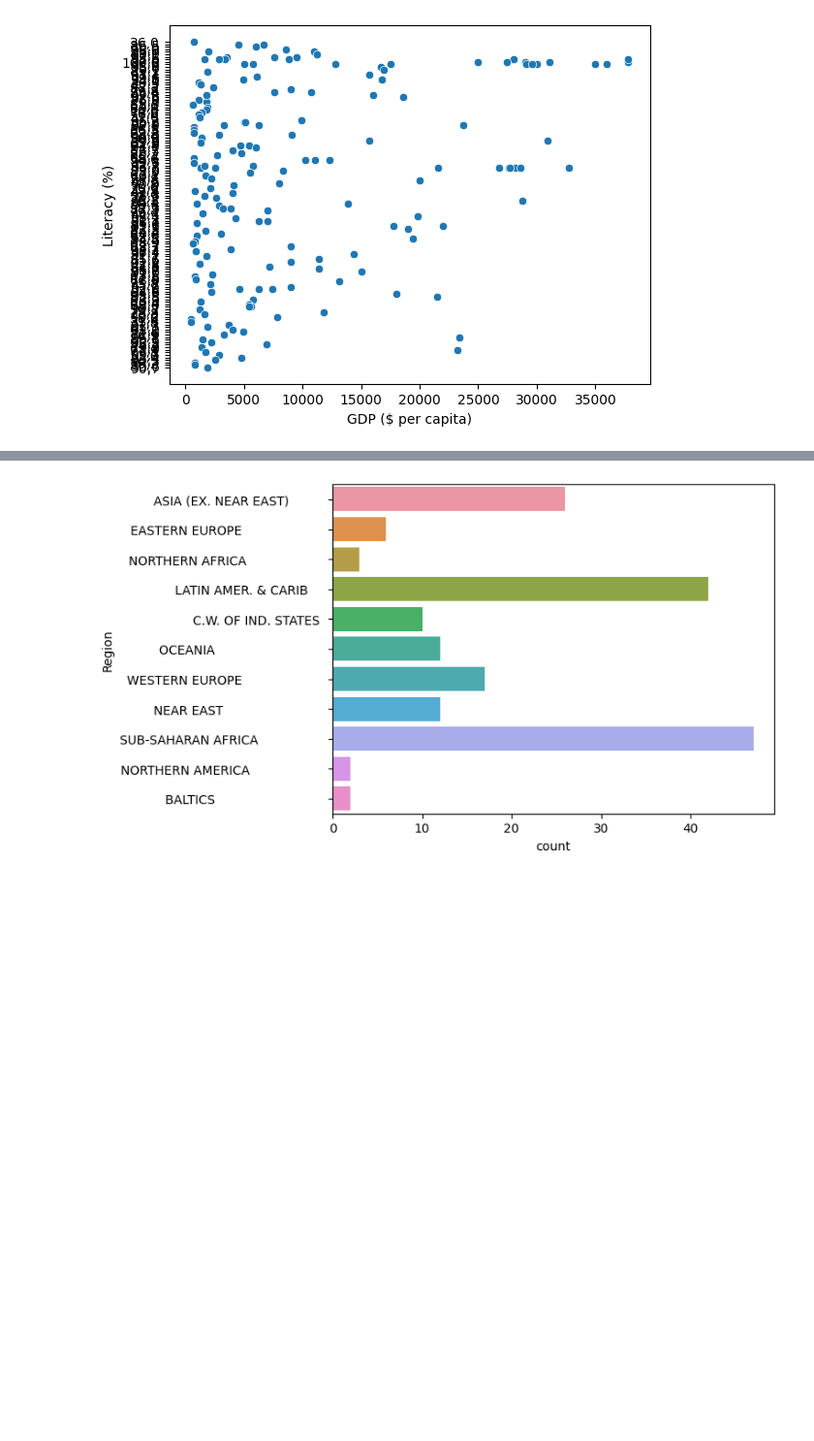
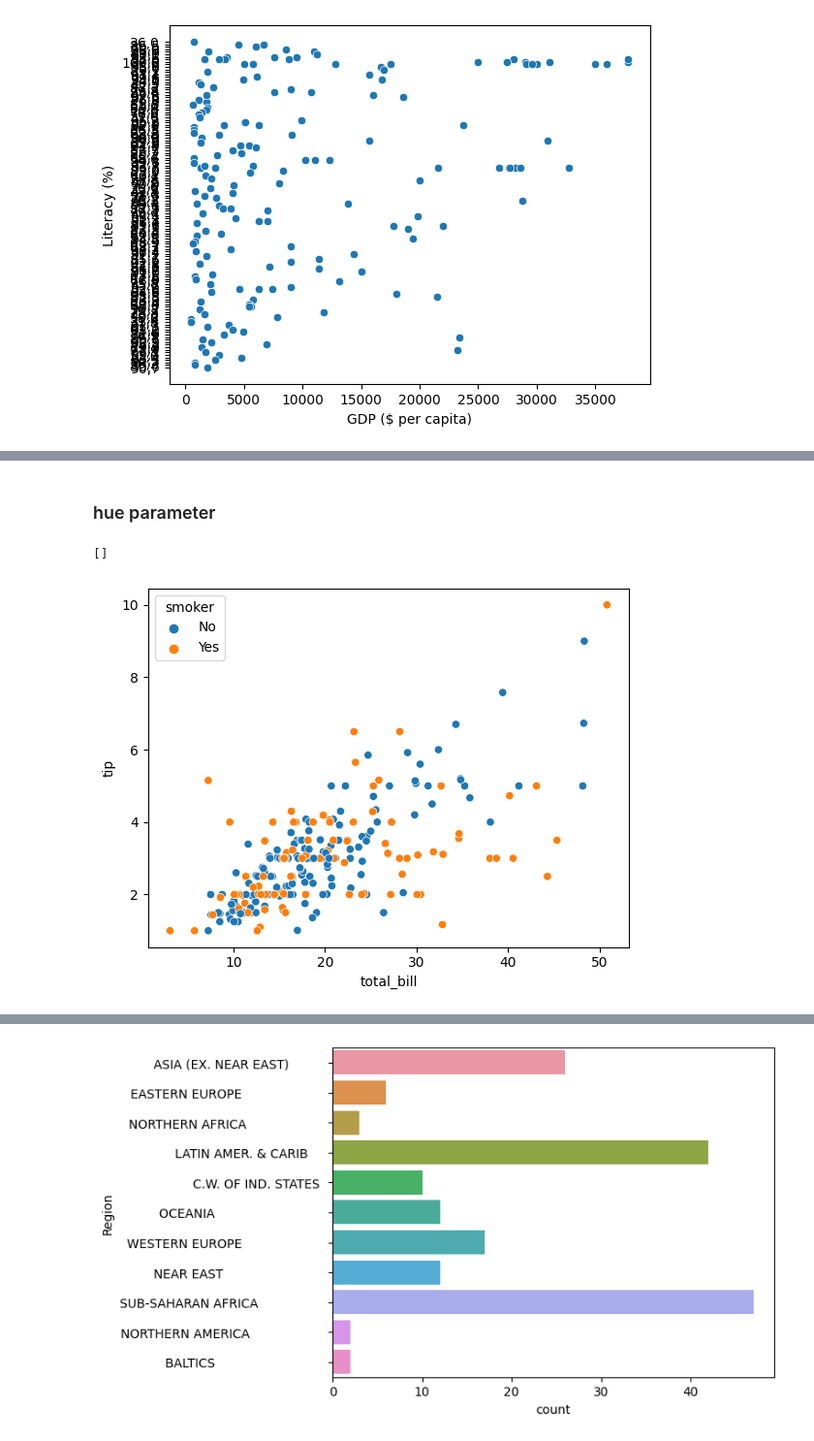
Before and after one commit to SyedaAnoosha/Data-Science-with-Python, a Jupyter notebook: Data Visualization Python/Seaborn/basic.ipynb, the cells around one changed output, grey strips where cells are left out. Shown at 97% size. Cells and saved outputs as stored; diff of their text form; code cells hidden in the pictures; blank space fills up the shorter version.

Commit message:
datasets added

```diff
--- a/Data Visualization Python/Seaborn/basic.ipynb
+++ b/Data Visualization Python/Seaborn/basic.ipynb
@@ -30,3 +32,6 @@ sns.scatterplot(x=gdp, y=percent_literate)
 plt.show()
 # %% [output]
 [figure]
+# %%
+tips = sns.load_dataset('tips') # built-in dataset in seaborn
+tips.head()
@@ -32,0 +45,8 @@ plt.show()
+# %% [markdown]
+### hue parameter
+# %%
+sns.scatterplot(x='total_bill', y='tip', data=tips, hue='smoker', hue_order=['No','Yes'])
+plt.plot()
+# %% [output]
+[]
+[figure, added]
```
Also changed, not shown: parts of 6 cells of this notebook, 3 other files.
